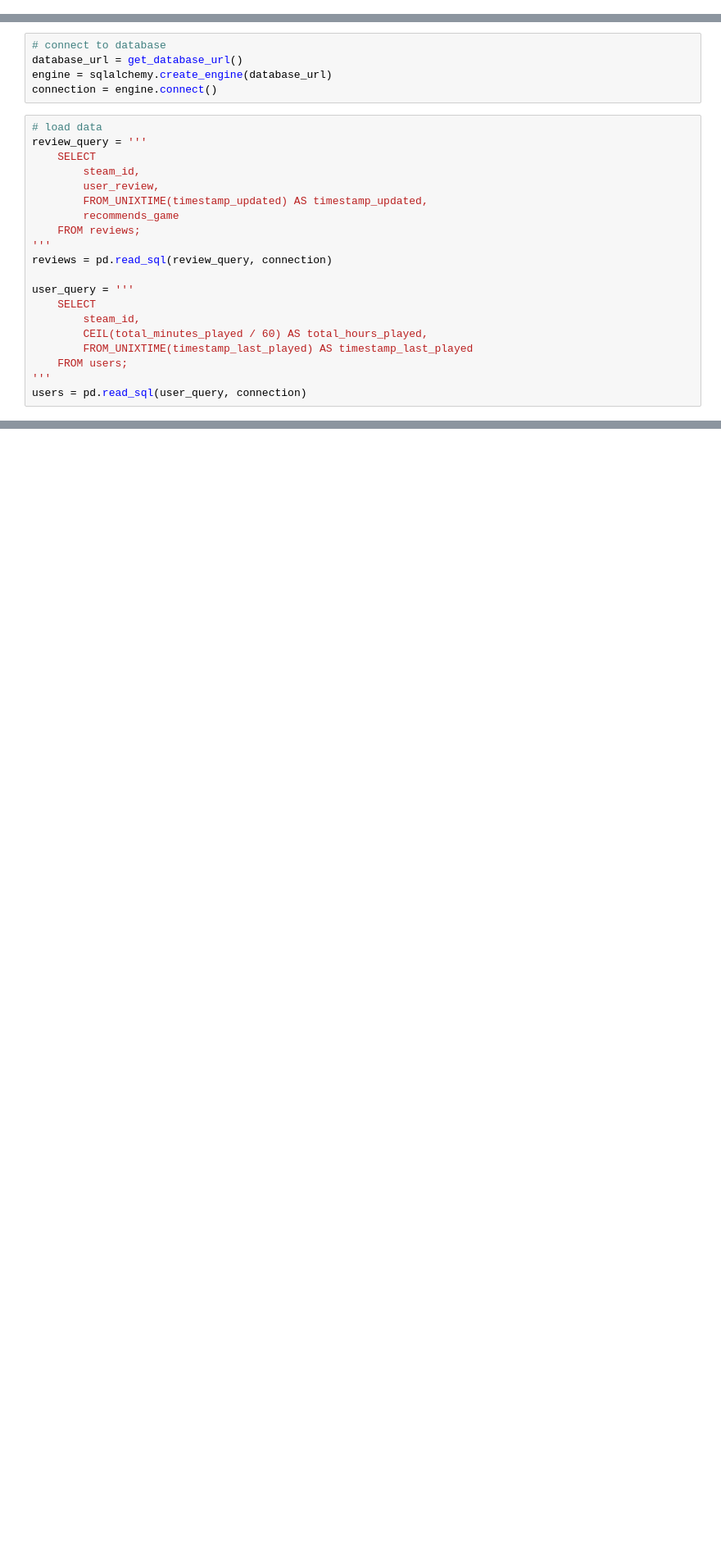
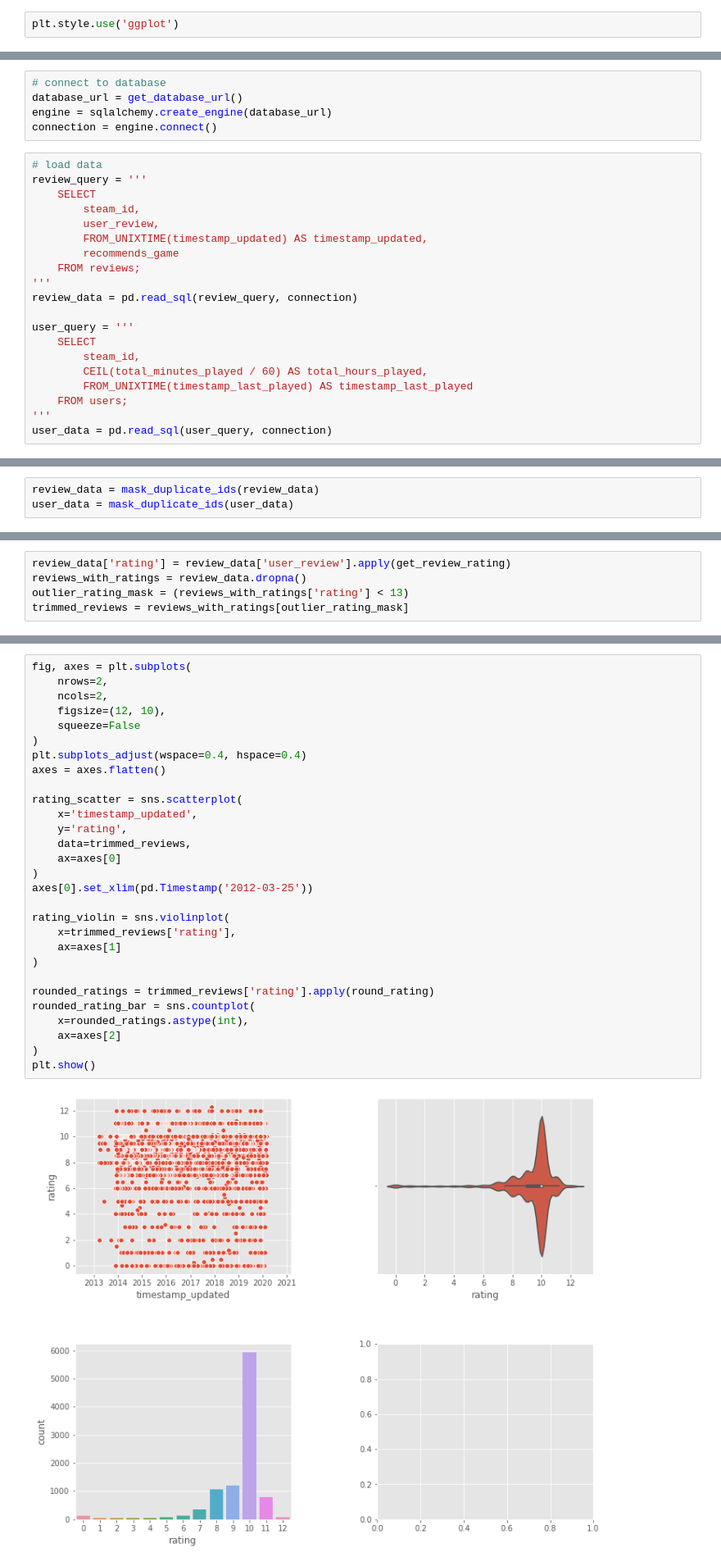
Before and after one commit to ys-lin14/warframe-exploration, a Jupyter notebook: data_exploration.ipynb, the cells around one changed output, grey strips where cells are left out. Shown at 82% size. Drawn from its saved outputs; the diff is of its cells as text; blank space fills up the shorter version.

```diff
--- a/data_exploration.ipynb
+++ b/data_exploration.ipynb
@@ -5,3 +9,5 @@ import numpy as np
 from database_credentials import get_database_url
+# %%
+plt.style.use('ggplot')
 # %%
 def check_for_missing_values(data):
@@ -88,7 +140,7 @@ review_query = '''
         recommends_game
     FROM reviews;
 '''
-reviews = pd.read_sql(review_query, connection)
+review_data = pd.read_sql(review_query, connection)
 
 user_query = '''
     SELECT
@@ -97,5 +149,5 @@ user_query = '''
         FROM_UNIXTIME(timestamp_last_played) AS timestamp_last_played
     FROM users;
 '''
-users = pd.read_sql(user_query, connection)
+user_data = pd.read_sql(user_query, connection)
 # %%
@@ -135,0 +196,3 @@ users = mask_duplicate_ids(users)
+# %%
+review_data = mask_duplicate_ids(review_data)
+user_data = mask_duplicate_ids(user_data)
@@ -135,0 +203,5 @@ users = mask_duplicate_ids(users)
+# %%
+review_data['rating'] = review_data['user_review'].apply(get_review_rating)
+reviews_with_ratings = review_data.dropna()
+outlier_rating_mask = (reviews_with_ratings['rating'] < 13)
+trimmed_reviews = reviews_with_ratings[outlier_rating_mask]
@@ -135,0 +217,31 @@ users = mask_duplicate_ids(users)
+# %%
+fig, axes = plt.subplots(
+    nrows=2,
+    ncols=2,
+    figsize=(12, 10),
+    squeeze=False
+)
+plt.subplots_adjust(wspace=0.4, hspace=0.4)
+axes = axes.flatten()
+
+rating_scatter = sns.scatterplot(
+    x='timestamp_updated',
+    y='rating',
+    data=trimmed_reviews,
+    ax=axes[0]
+)
+axes[0].set_xlim(pd.Timestamp('2012-03-25'))
+
+rating_violin = sns.violinplot(
+    x=trimmed_reviews['rating'],
+    ax=axes[1]
+)
+
+rounded_ratings = trimmed_reviews['rating'].apply(round_rating)
+rounded_rating_bar = sns.countplot(
+    x=rounded_ratings.astype(int),
+    ax=axes[2]
+)
+plt.show()
+# %% [output]
+[figure, added]
```
Also changed, not shown: parts of 10 cells of this notebook.
